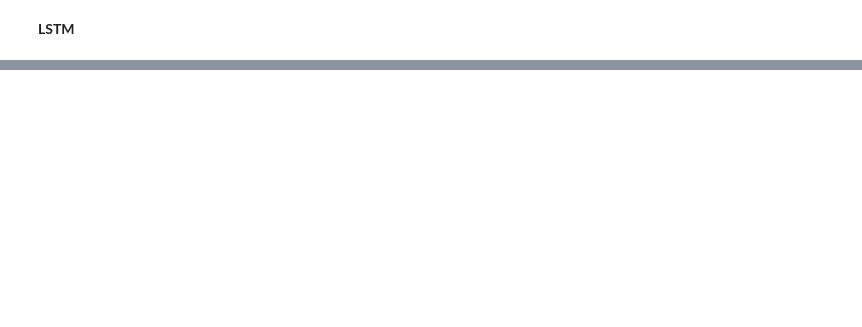
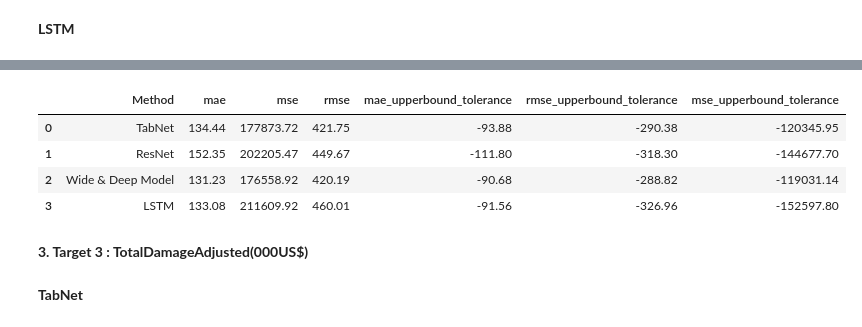
Before and after one commit to KanjiroReal/Vietnam-Storm-Damage-analysis, a Jupyter notebook: DL.ipynb, the cells around one changed output, grey strips where cells are left out. Drawn from its saved outputs; the diff is of its cells as text; code cells hidden in the pictures; blank space fills up the shorter version.

```diff
--- a/DL.ipynb
+++ b/DL.ipynb
@@ -10,8 +97,9 @@ from sklearn.preprocessing import StandardScaler
 
 LINEAR_TARGETS = ["TotalDeaths", "NoInjured", "TotalDamageAdjusted(000US$)"]
 ATTRIBUTES = ['Year', 'Month', 'MainLandfallLocation', 'OFDAResponse', 'Appeal', 'Declaration', 'LandfallMagnitude(kph)', 'LandfallPressure(mb)']
+CATEGORICAL_TARGETS = ['Flood', 'Slide']
 
-X = df[ATTRIBUTES]
+X = df[ATTRIBUTES + CATEGORICAL_TARGETS]
 y = df[LINEAR_TARGETS[0]]
 
 X_train, X_test, y_train, y_test = train_test_split(X, y, test_size=0.2, random_state=42)
@@ -447,0 +474,5 @@ print(results_6)
+# %%
+eval_values = evaluate(resnet_model, X_test_scaled, y_test_np, threshold=0.3, mode="regression")
+evaluate_dict["ResNet"] = eval_values
+
+eval_values
@@ -447,0 +513,5 @@ print(results_6)
+# %%
+eval_values = evaluate(deep_model, X_test_scaled, y_test_np, threshold=0.3, mode="regression")
+evaluate_dict["Wide & Deep Model"] = eval_values
+
+eval_values
@@ -447,0 +558,5 @@ print(results_6)
+# %%
+eval_values = evaluate(model, X_test_lstm, y_test_lstm, threshold=0.3, mode="regression")
+evaluate_dict["LSTM"] = eval_values
+
+eval_values
@@ -447,0 +571,34 @@ print(results_6)
+# %%
+# compare metrics value
+def highlight_max(s):
+    is_max = s == s.max()
+    return ['color: red' if v else '' for v in is_max]
+
+def highlight_min(s):
+    is_min = s == s.min()
+    return ['color: red' if v else '' for v in is_min]
+
+def highlight_row(row, selected_method):
+    return ['background-color: black;' if row['Method'] in selected_method else ''
+            for _ in row]
+
+selected_method = [model.__class__.__name__]
+eval_value_df = pd.DataFrame(evaluate_dict).T.reset_index().rename(columns={"index":"Method"})
+
+eval_value_df = (
+    eval_value_df.style
+    .apply(highlight_max, subset=["mae_upperbound_tolerance", "rmse_upperbound_tolerance", "mse_upperbound_tolerance"])
+    .apply(highlight_min, subset=["mae", "mse", "rmse"])
+    .apply(lambda row: highlight_row(row, selected_method), axis=1 )
+    .format(precision=2)
+)
+
+eval_value_df
+# %% [output]
+|  | Method | mae | mse | rmse | mae_upperbound_tolerance | rmse_upperbound_tolerance | mse_upperbound_tolerance |
+| 0 | TabNet | 134.44 | 177873.72 | 421.75 | -93.88 | -290.38 | -120345.95 |
+| 1 | ResNet | 152.35 | 202205.47 | 449.67 | -111.80 | -318.30 | -144677.70 |
+| 2 | Wide & Deep Model | 131.23 | 176558.92 | 420.19 | -90.68 | -288.82 | -119031.14 |
+| 3 | LSTM | 133.08 | 211609.92 | 460.01 | -91.56 | -326.96 | -152597.80 |
+# %% [markdown]
+**3. Target 3 : TotalDamageAdjusted(000US$)**
@@ -447,0 +622,2 @@ print(results_6)
+# %% [markdown]
+**TabNet**
```
Also changed, not shown: parts of 66 cells of this notebook.
